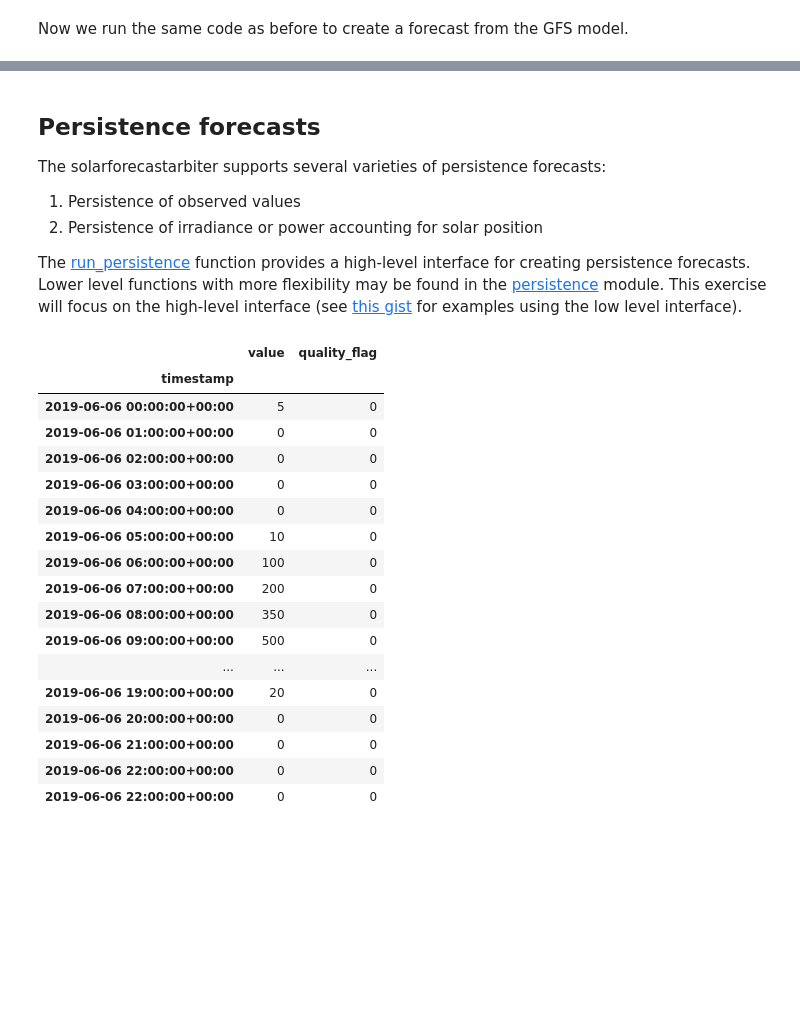
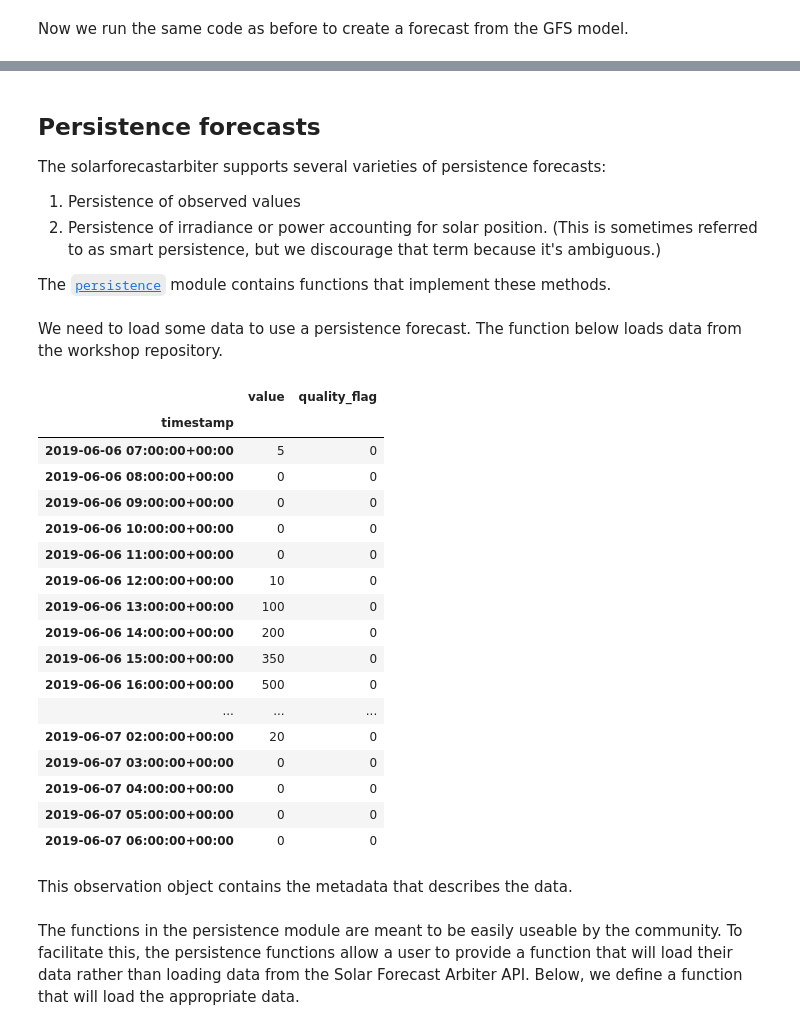
Before and after one commit to SolarArbiter/workshop, a Jupyter notebook: reference_forecasts.ipynb, the cells around one changed output, grey strips where cells are left out. Cells and saved outputs as stored; diff of their text form; code cells hidden in the pictures; blank space fills up the shorter version.

Commit message:
working persistence

```diff
--- a/reference_forecasts.ipynb
+++ b/reference_forecasts.ipynb
@@ -241,6 +241,6 @@ show(grid)
 The solarforecastarbiter supports several varieties of persistence forecasts:
 
 1. Persistence of observed values
-2. Persistence of irradiance or power accounting for solar position
+2. Persistence of irradiance or power accounting for solar position. (This is sometimes referred to as smart persistence, but we discourage that term because it's ambiguous.)
 
-The [run_persistence](https://solarforecastarbiter-core.readthedocs.io/en/latest/generated/solarforecastarbiter.reference_forecasts.main.run_persistence.html#solarforecastarbiter.reference_forecasts.main.run_persistence) function provides a high-level interface for creating persistence forecasts. Lower level functions with more flexibility may be found in the [persistence](https://solarforecastarbiter-core.readthedocs.io/en/latest/generated/solarforecastarbiter.reference_forecasts.persistence.html#module-solarforecastarbiter.reference_forecasts.persistence) module. This exercise will focus on the high-level interface (see [this gist](https://gist.github.com/wholmgren/3e983c8e465e17e316038ac5a9574c52) for examples using the low level interface).
+The [`persistence`](https://solarforecastarbiter-core.readthedocs.io/en/latest/generated/solarforecastarbiter.reference_forecasts.persistence.html#module-solarforecastarbiter.reference_forecasts.persistence) module contains functions that implement these methods.
@@ -247,26 +249,31 @@ The [run_persistence](https://solarforecastarbiter-core.readthedocs.io/en/latest
+# %% [markdown]
+We need to load some data to use a persistence forecast. The function below loads data from the workshop repository.
 # %%
 observation_file_path = 'https://raw.githubusercontent.com/SolarArbiter/2019-Denver-Workshop/master/observation_1h.csv'
 observation_values = pd.read_csv(observation_file_path, header=1, index_col=0, parse_dates=True)
+observation_values = observation_values.tz_convert(None).tz_localize('America/Phoenix').tz_convert('UTC')
 observation_values
 # %% [output]
 |  | value | quality_flag |
 | timestamp |  |  |
-| 2019-06-06 00:00:00+00:00 | 5 | 0 |
-| 2019-06-06 01:00:00+00:00 | 0 | 0 |
-| 2019-06-06 02:00:00+00:00 | 0 | 0 |
-| 2019-06-06 03:00:00+00:00 | 0 | 0 |
-| 2019-06-06 04:00:00+00:00 | 0 | 0 |
-| 2019-06-06 05:00:00+00:00 | 10 | 0 |
-| 2019-06-06 06:00:00+00:00 | 100 | 0 |
-| 2019-06-06 07:00:00+00:00 | 200 | 0 |
-| 2019-06-06 08:00:00+00:00 | 350 | 0 |
-| 2019-06-06 09:00:00+00:00 | 500 | 0 |
+| 2019-06-06 07:00:00+00:00 | 5 | 0 |
+| 2019-06-06 08:00:00+00:00 | 0 | 0 |
+| 2019-06-06 09:00:00+00:00 | 0 | 0 |
+| 2019-06-06 10:00:00+00:00 | 0 | 0 |
+| 2019-06-06 11:00:00+00:00 | 0 | 0 |
+| 2019-06-06 12:00:00+00:00 | 10 | 0 |
+| 2019-06-06 13:00:00+00:00 | 100 | 0 |
+| 2019-06-06 14:00:00+00:00 | 200 | 0 |
+| 2019-06-06 15:00:00+00:00 | 350 | 0 |
+| 2019-06-06 16:00:00+00:00 | 500 | 0 |
 | ... | ... | ... |
-| 2019-06-06 19:00:00+00:00 | 20 | 0 |
-| 2019-06-06 20:00:00+00:00 | 0 | 0 |
-| 2019-06-06 21:00:00+00:00 | 0 | 0 |
-| 2019-06-06 22:00:00+00:00 | 0 | 0 |
-| 2019-06-06 22:00:00+00:00 | 0 | 0 |
+| 2019-06-07 02:00:00+00:00 | 20 | 0 |
+| 2019-06-07 03:00:00+00:00 | 0 | 0 |
+| 2019-06-07 04:00:00+00:00 | 0 | 0 |
+| 2019-06-07 05:00:00+00:00 | 0 | 0 |
+| 2019-06-07 06:00:00+00:00 | 0 | 0 |
+# %% [markdown]
+This observation object contains the metadata that describes the data.
 # %%
 observation = datamodel.Observation(
     name='sample observation',
@@ -277,6 +284,8 @@ observation = datamodel.Observation(
     uncertainty=0,
     site=site
 )
+# %% [markdown]
+The functions in the persistence module are meant to be easily useable by the community. To facilitate this, the persistence functions allow a user to provide a function that will load their data rather than loading data from the Solar Forecast Arbiter API. Below, we define a function that will load the appropriate data.
 # %%
 # change default load_data function so we can use without API access
 def load_data_base(data, observation, data_start, data_end):
```
Also changed, not shown: parts of 11 cells of this notebook.
